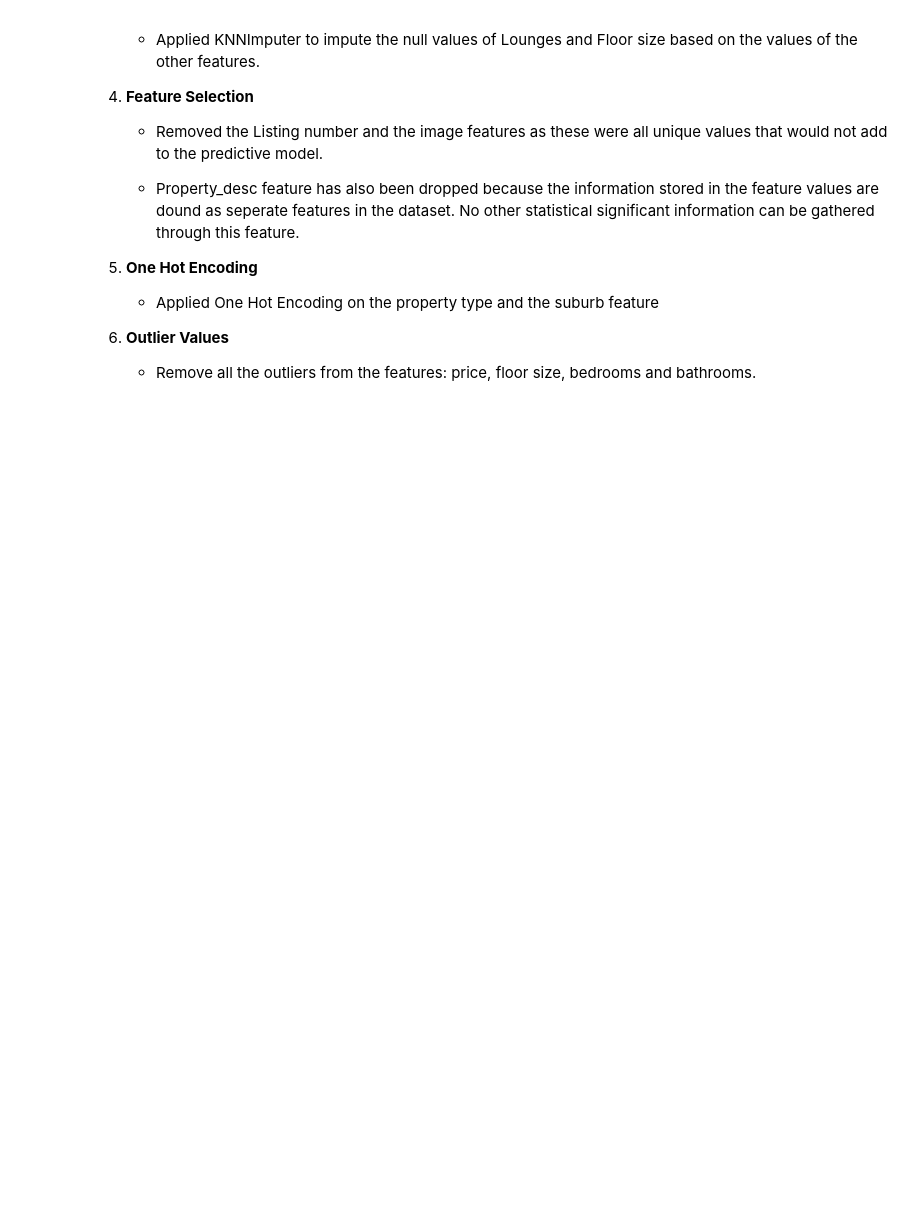
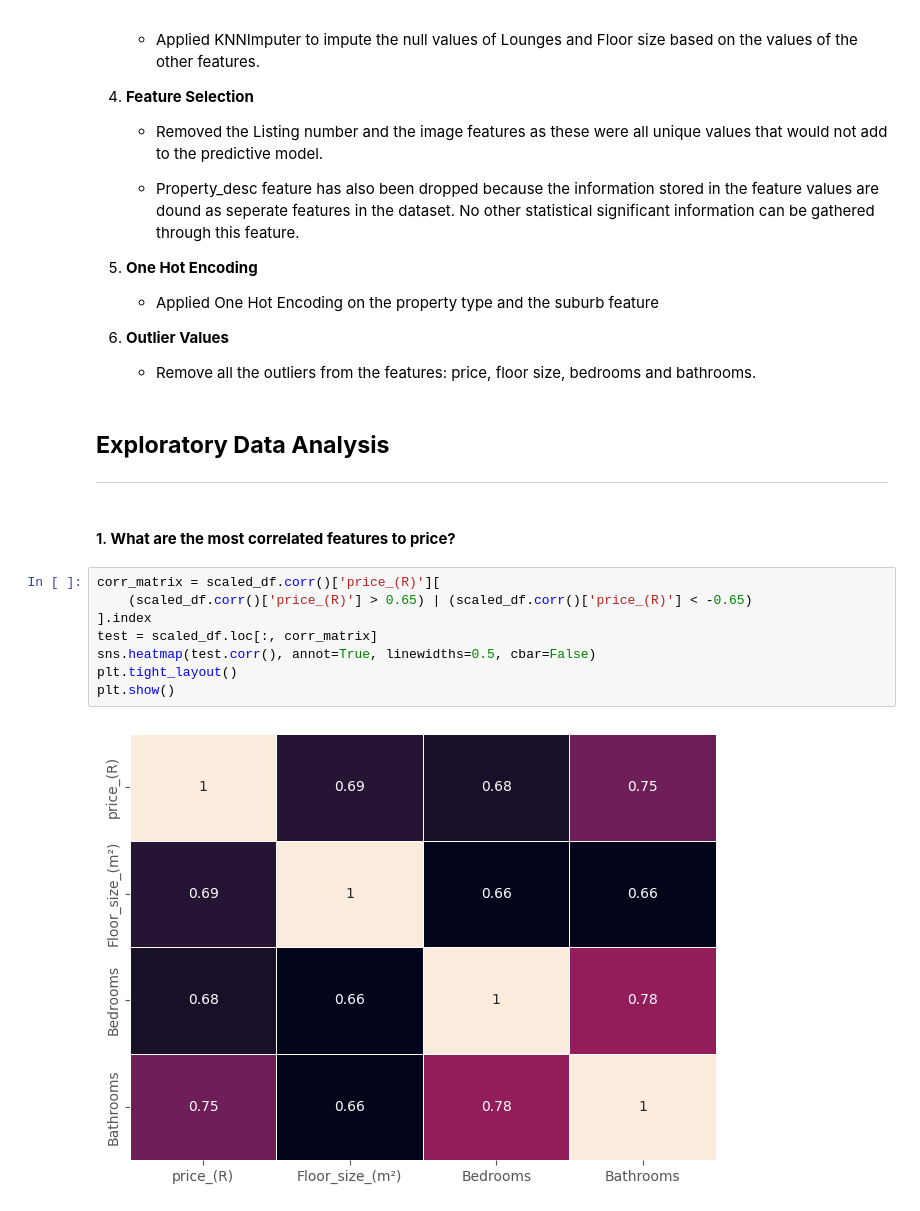
Before and after one commit to Just-Aymz/Real-Estate-Prediction, a Jupyter notebook: Property_Report.ipynb, the cells around one changed output. Drawn from its saved outputs; the diff is of its cells as text; blank space fills up the shorter version.

```diff
--- a/Property_Report.ipynb
+++ b/Property_Report.ipynb
@@ -1044,3 +1047,18 @@ plt.show()
 
 6. **Outlier Values**
     - Remove all the outliers from the features: price, floor size, bedrooms and bathrooms.
+# %% [markdown]
+## **Exploratory Data Analysis**
+___
+# %% [markdown]
+#### 1. **What are the most correlated features to price?**
+# %%
+corr_matrix = scaled_df.corr()['price_(R)'][
+    (scaled_df.corr()['price_(R)'] > 0.65) | (scaled_df.corr()['price_(R)'] < -0.65)
+].index
+test = scaled_df.loc[:, corr_matrix]
+sns.heatmap(test.corr(), annot=True, linewidths=0.5, cbar=False)
+plt.tight_layout()
+plt.show()
+# %% [output]
+[figure, added]
```
Also changed, not shown: parts of 29 cells of this notebook.
